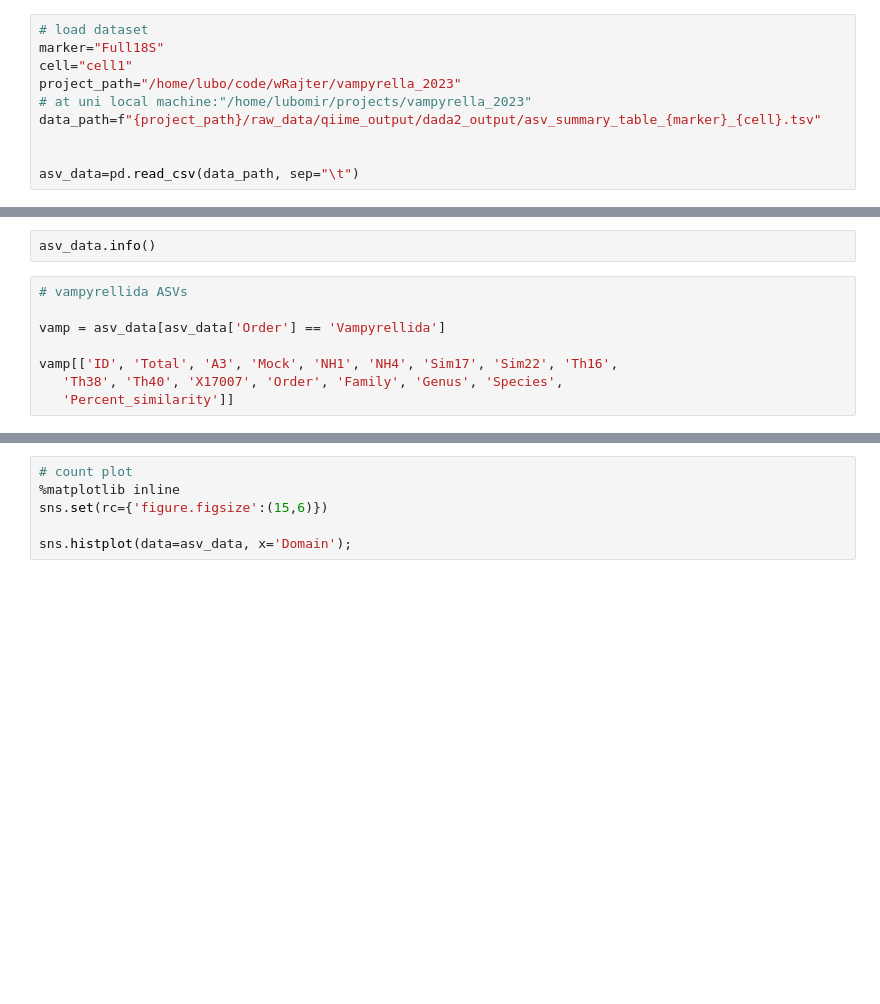
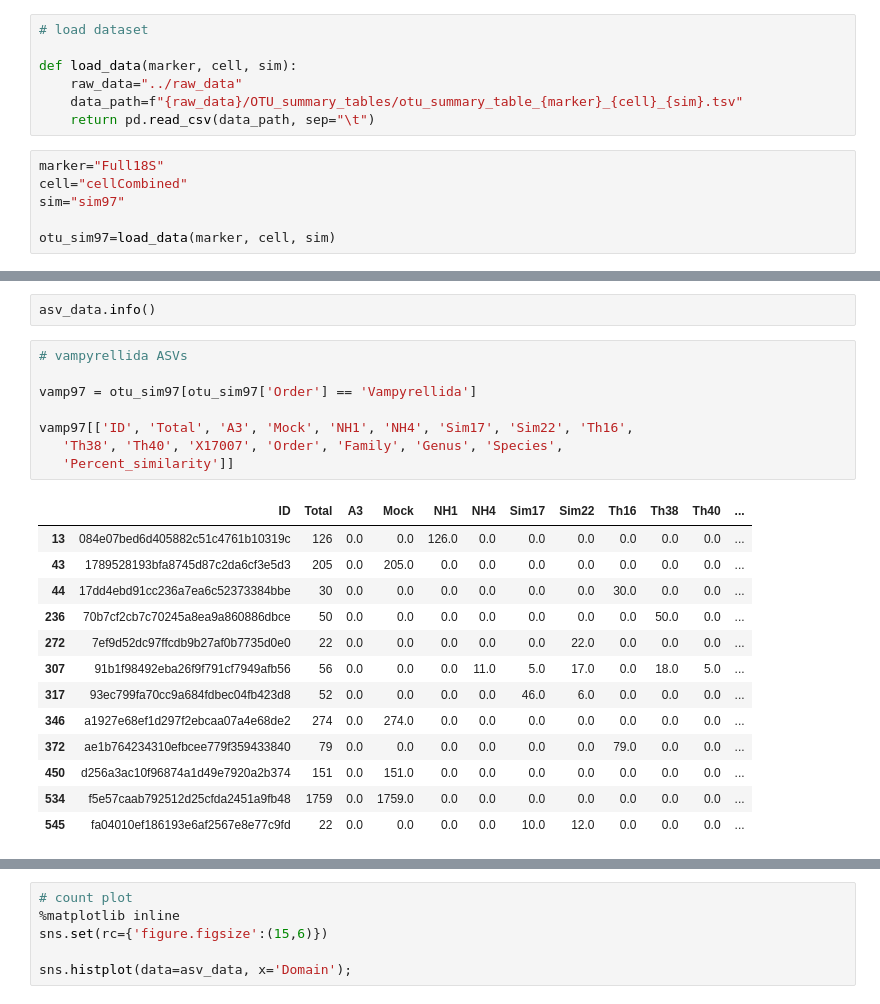
Before and after one commit to wRajter/vampyrella_2023, a Jupyter notebook: notebooks/taxonomic_assignment_downstream_analyses.ipynb, the cells around one changed output, grey strips where cells are left out. Saved outputs shown, nothing was run; the diff lists cells and outputs as text; blank space fills up the shorter version.

```diff
--- a/notebooks/taxonomic_assignment_downstream_analyses.ipynb
+++ b/notebooks/taxonomic_assignment_downstream_analyses.ipynb
@@ -9,11 +9,14 @@ import matplotlib.pyplot as plt
 from openpyxl.workbook import Workbook
 # %%
 # load dataset
-marker="Full18S"
-cell="cell1"
-project_path="/home/lubo/code/wRajter/vampyrella_2023"
-# at uni local machine:"/home/lubomir/projects/vampyrella_2023"
-data_path=f"{project_path}/raw_data/qiime_output/dada2_output/asv_summary_table_{marker}_{cell}.tsv"
 
-
-asv_data=pd.read_csv(data_path, sep="\t")
+def load_data(marker, cell, sim):
+    raw_data="../raw_data"
+    data_path=f"{raw_data}/OTU_summary_tables/otu_summary_table_{marker}_{cell}_{sim}.tsv"
+    return pd.read_csv(data_path, sep="\t")
+# %%
+marker="Full18S"
+cell="cellCombined"
+sim="sim97"
+
+otu_sim97=load_data(marker, cell, sim)
@@ -27,8 +46,22 @@ asv_data.info()
 # %%
 # vampyrellida ASVs
 
-vamp = asv_data[asv_data['Order'] == 'Vampyrellida']
+vamp97 = otu_sim97[otu_sim97['Order'] == 'Vampyrellida']
 
-vamp[['ID', 'Total', 'A3', 'Mock', 'NH1', 'NH4', 'Sim17', 'Sim22', 'Th16',
+vamp97[['ID', 'Total', 'A3', 'Mock', 'NH1', 'NH4', 'Sim17', 'Sim22', 'Th16',
    'Th38', 'Th40', 'X17007', 'Order', 'Family', 'Genus', 'Species',
    'Percent_similarity']]
+# %% [output]
+|  | ID | Total | A3 | Mock | NH1 | NH4 | Sim17 | Sim22 | Th16 | Th38 | Th40 | ... |
+| 13 | 084e07bed6d405882c51c4761b10319c | 126 | 0.0 | 0.0 | 126.0 | 0.0 | 0.0 | 0.0 | 0.0 | 0.0 | 0.0 | ... |
+| 43 | 1789528193bfa8745d87c2da6cf3e5d3 | 205 | 0.0 | 205.0 | 0.0 | 0.0 | 0.0 | 0.0 | 0.0 | 0.0 | 0.0 | ... |
+| 44 | 17dd4ebd91cc236a7ea6c52373384bbe | 30 | 0.0 | 0.0 | 0.0 | 0.0 | 0.0 | 0.0 | 30.0 | 0.0 | 0.0 | ... |
+| 236 | 70b7cf2cb7c70245a8ea9a860886dbce | 50 | 0.0 | 0.0 | 0.0 | 0.0 | 0.0 | 0.0 | 0.0 | 50.0 | 0.0 | ... |
+| 272 | 7ef9d52dc97ffcdb9b27af0b7735d0e0 | 22 | 0.0 | 0.0 | 0.0 | 0.0 | 0.0 | 22.0 | 0.0 | 0.0 | 0.0 | ... |
+| 307 | 91b1f98492eba26f9f791cf7949afb56 | 56 | 0.0 | 0.0 | 0.0 | 11.0 | 5.0 | 17.0 | 0.0 | 18.0 | 5.0 | ... |
+| 317 | 93ec799fa70cc9a684fdbec04fb423d8 | 52 | 0.0 | 0.0 | 0.0 | 0.0 | 46.0 | 6.0 | 0.0 | 0.0 | 0.0 | ... |
+| 346 | a1927e68ef1d297f2ebcaa07a4e68de2 | 274 | 0.0 | 274.0 | 0.0 | 0.0 | 0.0 | 0.0 | 0.0 | 0.0 | 0.0 | ... |
+| 372 | ae1b764234310efbcee779f359433840 | 79 | 0.0 | 0.0 | 0.0 | 0.0 | 0.0 | 0.0 | 79.0 | 0.0 | 0.0 | ... |
+| 450 | d256a3ac10f96874a1d49e7920a2b374 | 151 | 0.0 | 151.0 | 0.0 | 0.0 | 0.0 | 0.0 | 0.0 | 0.0 | 0.0 | ... |
+| 534 | f5e57caab792512d25cfda2451a9fb48 | 1759 | 0.0 | 1759.0 | 0.0 | 0.0 | 0.0 | 0.0 | 0.0 | 0.0 | 0.0 | ... |
+| 545 | fa04010ef186193e6af2567e8e77c9fd | 22 | 0.0 | 0.0 | 0.0 | 0.0 | 10.0 | 12.0 | 0.0 | 0.0 | 0.0 | ... |
```
Also changed, not shown: parts of 3 cells of this notebook, 4 other files.
